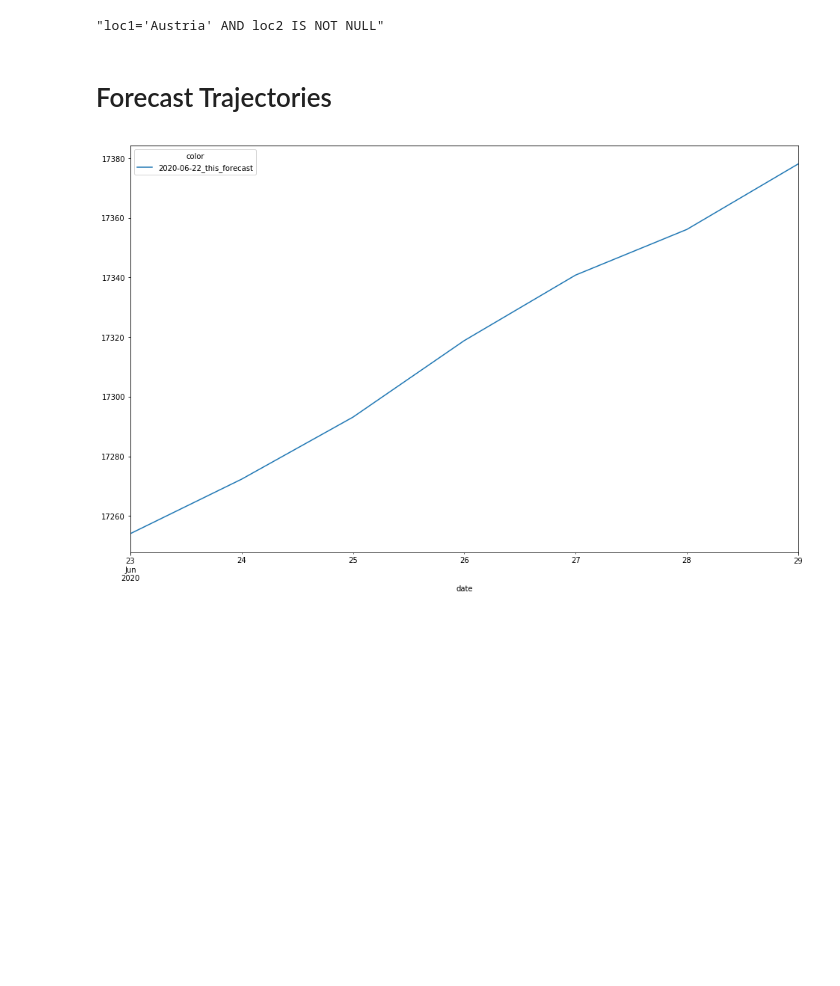
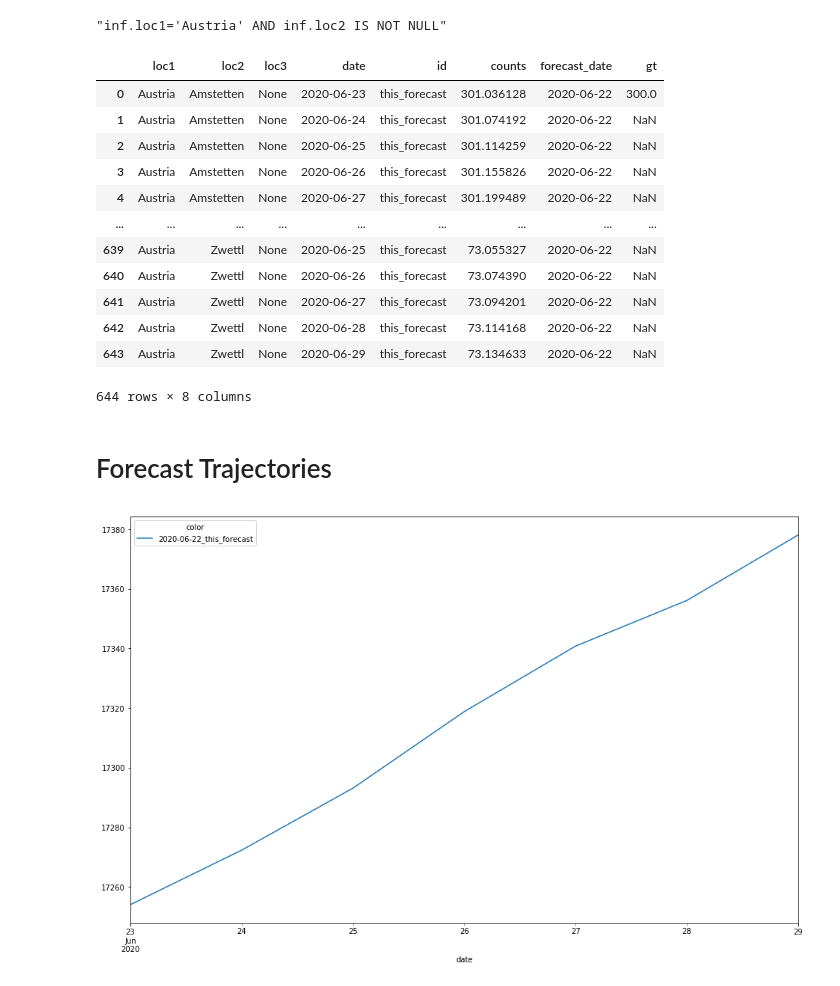
Before and after one commit to facebookresearch/covid19_spread, a Jupyter notebook: notebooks/forecast_template.ipynb, the cells around one changed output. Cells and saved outputs as stored; diff of their text form; code cells hidden in the pictures; blank space fills up the shorter version.

```diff
--- a/notebooks/forecast_template.ipynb
+++ b/notebooks/forecast_template.ipynb
@@ -39,24 +39,40 @@ df['forecast_date'] = (df['date'].min() - timedelta(days=1)).date()
 df.to_sql('infections', conn, if_exists='append', index=False)
 basedate = (df['date'].min() - timedelta(days=1)).date()
 # %%
-cond = ' AND '.join([f"{k}='{v}'" for k, v in loc_map[cfg['region']].items()])
-cond += f' AND loc{len(loc_map[cfg["region"]]) + 1} IS NOT NULL'
+cond = ' AND '.join([f"inf.{k}='{v}'" for k, v in loc_map[cfg['region']].items()])
+cond += f' AND inf.loc{len(loc_map[cfg["region"]]) + 1} IS NOT NULL'
 cond
 # %% [output]
-"loc1='Austria' AND loc2 IS NOT NULL"
+"inf.loc1='Austria' AND inf.loc2 IS NOT NULL"
 # %%
 dates = ', '.join([f"'{d}'" for d in df['date'].dt.date.unique()])
+spatial_join = ', '.join([f'loc{i}' for i in range(1, len(loc_map[cfg["region"]]) + 2)])
 q = f"""
-SELECT loc1, loc2, loc3, date, id, counts, forecast_date
-FROM infections
+SELECT inf.loc1, inf.loc2, inf.loc3, inf.date, inf.id, inf.counts, inf.forecast_date, gt.counts AS gt
+FROM infections inf
+LEFT JOIN (SELECT * FROM infections WHERE forecast_date IS NULL) gt USING({spatial_join}, date)
 WHERE {cond}
-    AND date >= '{basedate - timedelta(days=7)}'
-    AND forecast_date >= '{basedate - timedelta(days=7)}'
-    AND forecast_date <= '{basedate}'
+    AND inf.date >= '{basedate - timedelta(days=7)}'
+    AND inf.forecast_date >= '{basedate - timedelta(days=7)}'
+    AND inf.forecast_date <= '{basedate}'
 """
 forecasts = pandas.read_sql(q, conn, parse_dates=['date', 'forecast_date'])
 forecasts['forecast_date'] = forecasts['forecast_date'].dt.date
-ref = pandas.read_sql("SELECT * FROM infections WHERE id='nyt_ground_truth'", conn, parse_dates=['date', 'forecast_date'])
+forecasts
+# %% [output]
+|  | loc1 | loc2 | loc3 | date | id | counts | forecast_date | gt |
+| 0 | Austria | Amstetten | None | 2020-06-23 | this_forecast | 301.036128 | 2020-06-22 | 300.0 |
+| 1 | Austria | Amstetten | None | 2020-06-24 | this_forecast | 301.074192 | 2020-06-22 | NaN |
+| 2 | Austria | Amstetten | None | 2020-06-25 | this_forecast | 301.114259 | 2020-06-22 | NaN |
+| 3 | Austria | Amstetten | None | 2020-06-26 | this_forecast | 301.155826 | 2020-06-22 | NaN |
+| 4 | Austria | Amstetten | None | 2020-06-27 | this_forecast | 301.199489 | 2020-06-22 | NaN |
+| ... | ... | ... | ... | ... | ... | ... | ... | ... |
+| 639 | Austria | Zwettl | None | 2020-06-25 | this_forecast | 73.055327 | 2020-06-22 | NaN |
+| 640 | Austria | Zwettl | None | 2020-06-26 | this_forecast | 73.074390 | 2020-06-22 | NaN |
+| 641 | Austria | Zwettl | None | 2020-06-27 | this_forecast | 73.094201 | 2020-06-22 | NaN |
+| 642 | Austria | Zwettl | None | 2020-06-28 | this_forecast | 73.114168 | 2020-06-22 | NaN |
+| 643 | Austria | Zwettl | None | 2020-06-29 | this_forecast | 73.134633 | 2020-06-22 | NaN |
+644 rows × 8 columns
 # %%
 group_loc = f'loc{len(loc_map[cfg["region"]])}'
 grouped = forecasts.groupby([group_loc, 'id', 'forecast_date', 'date']).sum().reset_index()
```
Also changed, not shown: parts of 3 cells of this notebook.
